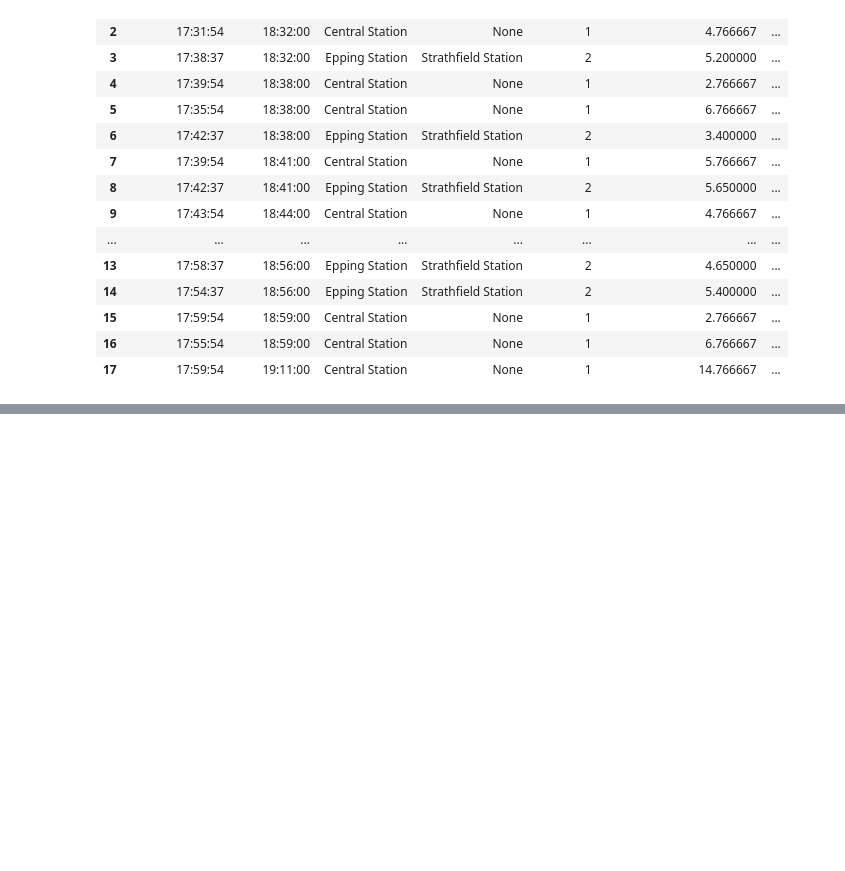
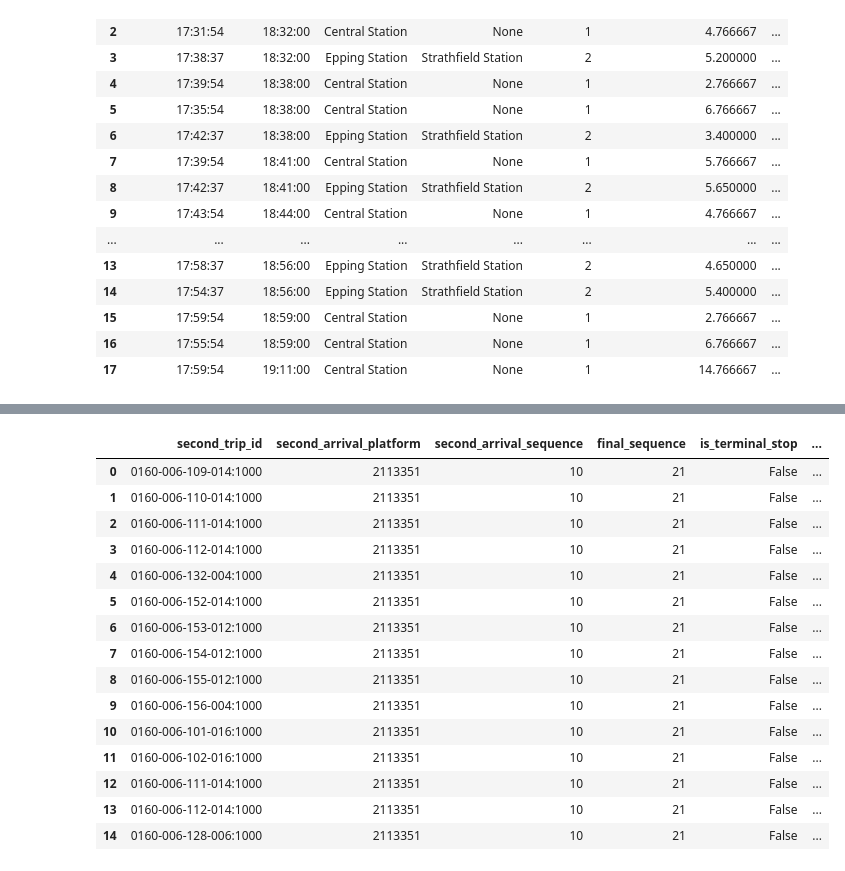
Before and after one commit to jkeeseng/sydney-transport-intelligence, a Jupyter notebook: notebooks/01_data_exploration.ipynb, the cells around one changed output, grey strips where cells are left out. Cells and saved outputs as stored; diff of their text form; code cells hidden in the pictures; blank space fills up the shorter version.

```diff
--- a/notebooks/01_data_exploration.ipynb
+++ b/notebooks/01_data_exploration.ipynb
@@ -8909,0 +11177,14 @@ After Pareto filtering: 8
+# %%
+
+# STEP 83D — Compare the three realtime datasets
+
+datasets = {
+    "Sydney Trains": matched_realtime,
+    "Metro": metro_predictions,
+    "Light Rail": light_rail_predictions
+}
+
+for name, df in datasets.items():
+    print(f"\n--- {name} ---")
+    print("Rows:", len(df))
+    print("Columns:", sorted(df.columns.tolist()))
@@ -8909,0 +17432,70 @@ After Pareto filtering: 8
+# %%
+
+# STEP 90N — Investigate additional downstream stops
+
+# 1. Identify records present only in the refactored result
+extra_stop_keys = comparison.loc[
+    comparison["difference"] > 0,
+    keys
+].copy()
+
+extra_stops = new_stops.merge(
+    extra_stop_keys,
+    on=keys,
+    how="inner"
+)
+
+# 2. Check whether each extra stop is the final stop of its trip
+trip_final_sequences = (
+    realtime_daily.groupby("trip_id")["stop_sequence"]
+    .max()
+    .rename("final_sequence")
+    .reset_index()
+    .rename(columns={"trip_id": "second_trip_id"})
+)
+
+extra_stops = extra_stops.merge(
+    trip_final_sequences,
+    on="second_trip_id",
+    how="left"
+)
+
+extra_stops["is_terminal_stop"] = (
+    extra_stops["second_arrival_sequence"]
+    == extra_stops["final_sequence"]
+)
+
+# 3. Summary
+print("TOTAL ADDITIONAL STOPS:", len(extra_stops))
+
+print("\nTERMINAL STOP CHECK")
+print(extra_stops["is_terminal_stop"].value_counts())
+
+print("\nEXTRA STOPS BY STATION")
+display(
+    extra_stops.groupby(
+        "second_transfer_station",
+        dropna=False
+    )
+    .size()
+    .sort_values(ascending=False)
+    .head(15)
+    .rename("extra_stop_count")
+    .reset_index()
+)
+
+# 4. Examine the first few additional stops
+print("\nEXAMPLE ADDITIONAL STOPS")
+display(
+    extra_stops[
+        [
+            "second_trip_id",
+            "second_arrival_platform",
+            "second_arrival_sequence",
+            "final_sequence",
+            "is_terminal_stop",
+            "second_arrival_seconds"
+        ]
+    ].head(15)
+)
+# %% [output]
@@ -8909,0 +17516,16 @@ After Pareto filtering: 8
+|  | second_trip_id | second_arrival_platform | second_arrival_sequence | final_sequence | is_terminal_stop | ... |
+| 0 | 0160-006-109-014:1000 | 2113351 | 10 | 21 | False | ... |
+| 1 | 0160-006-110-014:1000 | 2113351 | 10 | 21 | False | ... |
+| 2 | 0160-006-111-014:1000 | 2113351 | 10 | 21 | False | ... |
+| 3 | 0160-006-112-014:1000 | 2113351 | 10 | 21 | False | ... |
+| 4 | 0160-006-132-004:1000 | 2113351 | 10 | 21 | False | ... |
+| 5 | 0160-006-152-014:1000 | 2113351 | 10 | 21 | False | ... |
+| 6 | 0160-006-153-012:1000 | 2113351 | 10 | 21 | False | ... |
+| 7 | 0160-006-154-012:1000 | 2113351 | 10 | 21 | False | ... |
+| 8 | 0160-006-155-012:1000 | 2113351 | 10 | 21 | False | ... |
+| 9 | 0160-006-156-004:1000 | 2113351 | 10 | 21 | False | ... |
+| 10 | 0160-006-101-016:1000 | 2113351 | 10 | 21 | False | ... |
+| 11 | 0160-006-102-016:1000 | 2113351 | 10 | 21 | False | ... |
+| 12 | 0160-006-111-014:1000 | 2113351 | 10 | 21 | False | ... |
+| 13 | 0160-006-112-014:1000 | 2113351 | 10 | 21 | False | ... |
+| 14 | 0160-006-128-006:1000 | 2113351 | 10 | 21 | False | ... |
```
Also changed, not shown: parts of 201 cells of this notebook, 2 other files.
